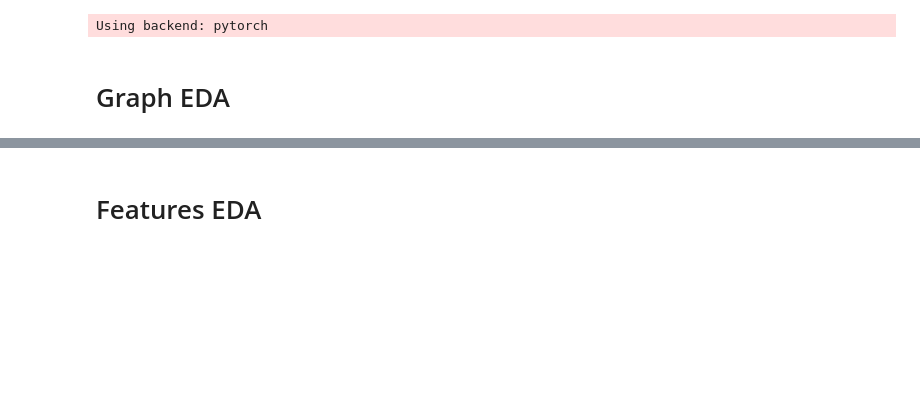
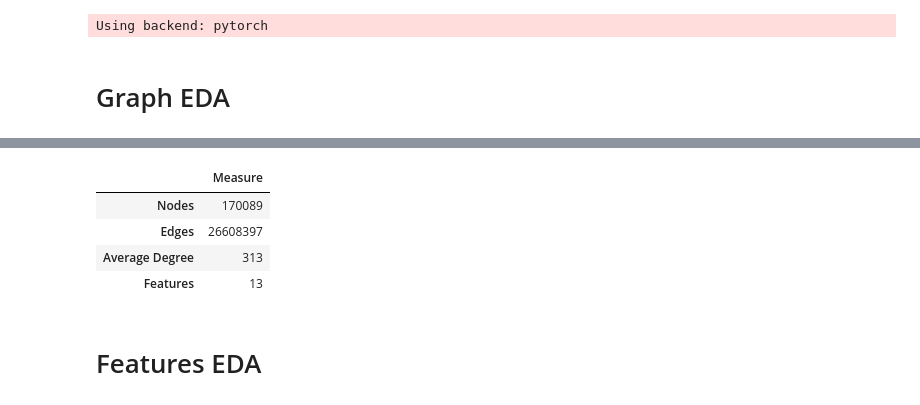
Before and after one commit to shonepatil/GNN-Spotify-Recommender-Project, a Jupyter notebook: src/analysis/eda.ipynb, the cells around one changed output, grey strips where cells are left out. Cells and saved outputs as stored; diff of their text form; code cells hidden in the pictures; blank space fills up the shorter version.

```diff
--- a/src/analysis/eda.ipynb
+++ b/src/analysis/eda.ipynb
@@ -45,0 +46,9 @@ np.mean(np.array(degs))
+# %%
+measures = pd.DataFrame(data=[170089, 26608397, 313, 13], index=['Nodes', 'Edges', 'Average Degree', 'Features'], columns=['Measure'])
+measures
+# %% [output]
+|  | Measure |
+| Nodes | 170089 |
+| Edges | 26608397 |
+| Average Degree | 313 |
+| Features | 13 |
```
Also changed, not shown: parts of 24 cells of this notebook, 3 other files.
